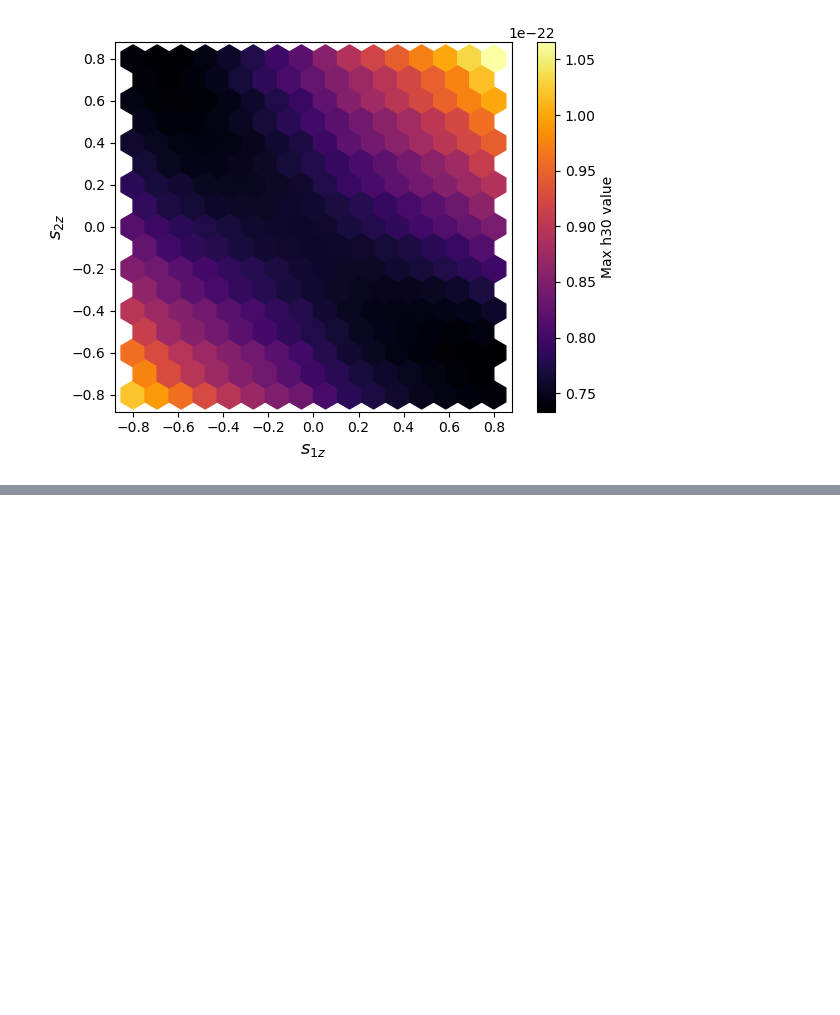
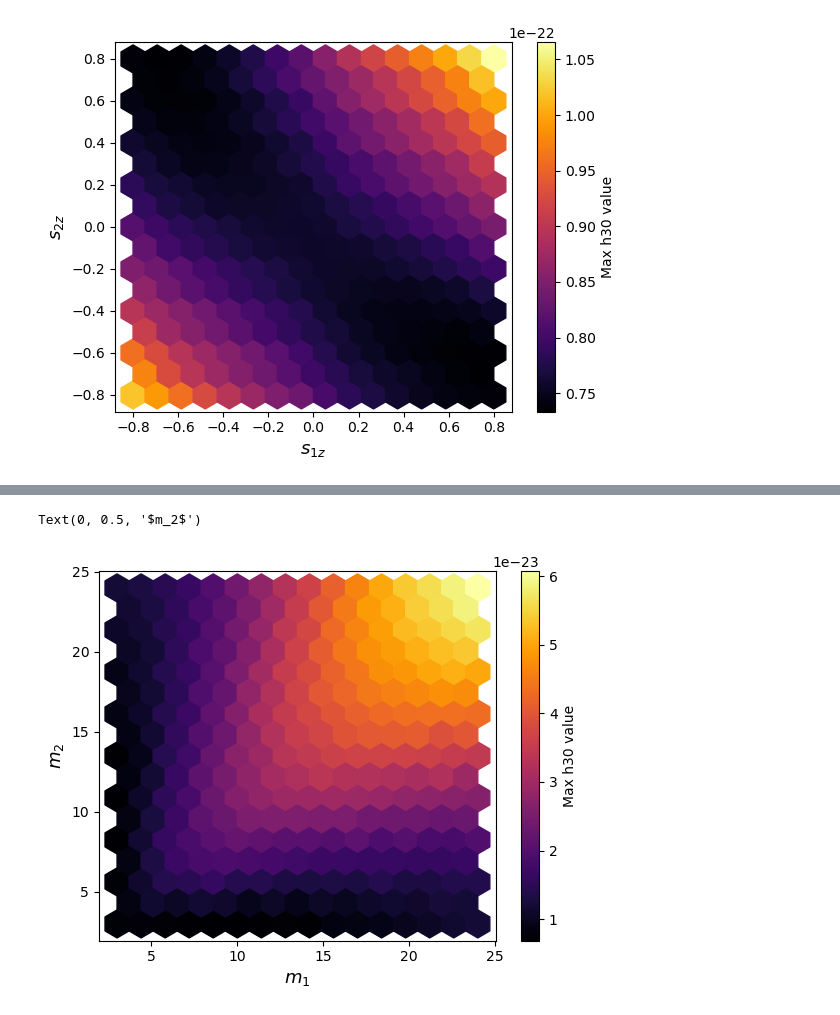
Before and after one commit to metaldata/GyroMem, a Jupyter notebook: Gyro.ipynb, the cells around one changed output, grey strips where cells are left out. Drawn from its saved outputs; the diff is of its cells as text; code cells hidden in the pictures; blank space fills up the shorter version.

```diff
--- a/Gyro.ipynb
+++ b/Gyro.ipynb
@@ -67,0 +113,8 @@ Text(0, 0.5, '$s_{2z}$')
+# %%
+hb = P.hexbin(m1f, m2f, C=mHh30f, gridsize=15, cmap='inferno')
+P.colorbar(hb, label='Max h30 value')
+P.xlabel('$m_1$',fontsize=13)
+P.ylabel('$m_2$',fontsize=13)
+# %% [output]
+Text(0, 0.5, '$m_2$')
+[figure, added]
```
Also changed, not shown: parts of 4 cells of this notebook.
